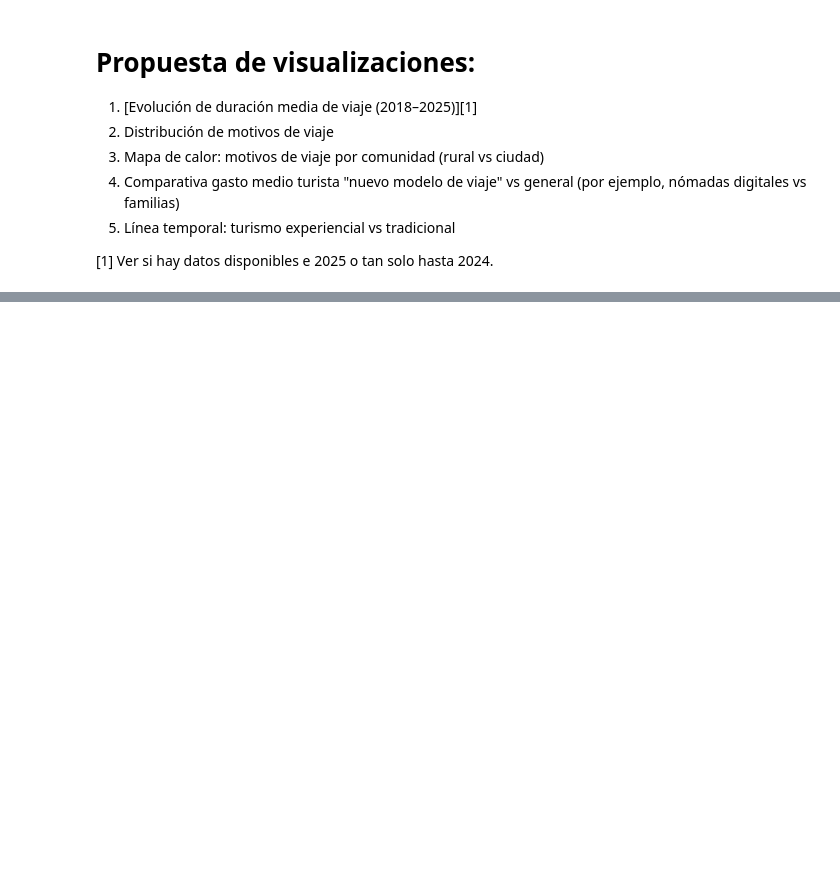
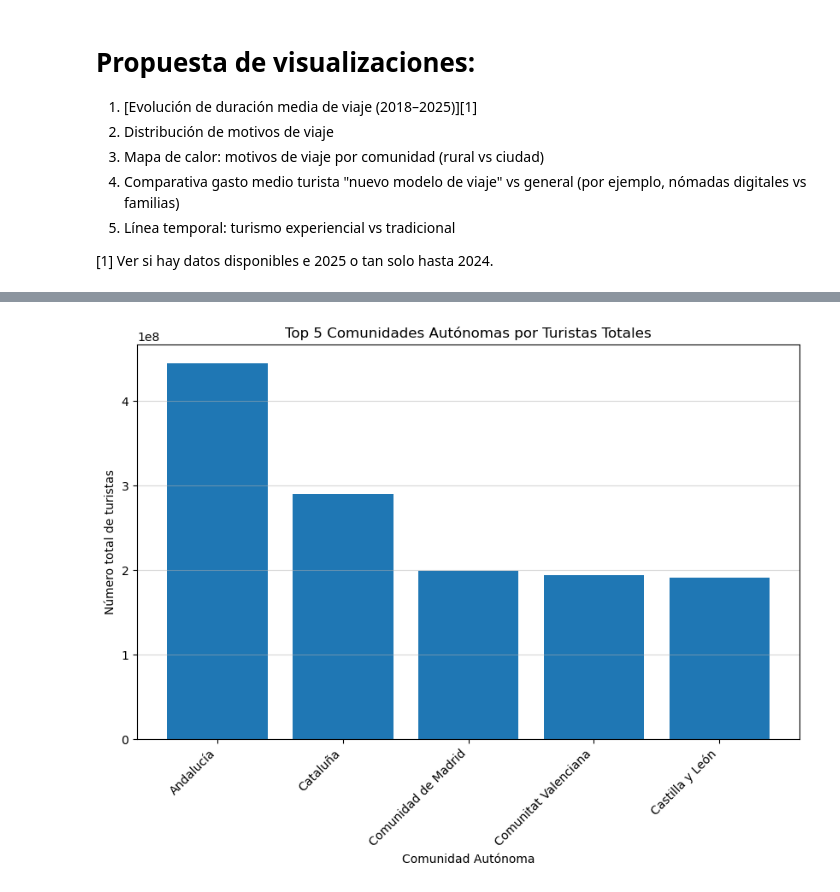
Before and after one commit to lorenabao/ETL_Turismo, a Jupyter notebook: 04_Visualization.ipynb, the cells around one changed output, grey strips where cells are left out. Cells and saved outputs as stored; diff of their text form; code cells hidden in the pictures; blank space fills up the shorter version.

```diff
--- a/04_Visualization.ipynb
+++ b/04_Visualization.ipynb
@@ -10,0 +39,15 @@
+# %%
+# Top 5 comunidades con mas turistas
+
+df_top5 = df_agg.sort_values("TURISTAS_TOTALES", ascending=False).head(5)
+
+plt.figure(figsize=(10,6))
+plt.bar(df_top5["CCAA_DESTINO"], df_top5["TURISTAS_TOTALES"])
+plt.title("Top 5 Comunidades Autónomas por Turistas Totales")
+plt.ylabel("Número total de turistas")
+plt.xlabel("Comunidad Autónoma")
+plt.xticks(rotation=45, ha="right")
+plt.grid(axis='y', alpha=0.5)
+plt.show()
+# %% [output]
+[figure, added]
```
Also changed, not shown: parts of 4 cells of this notebook, 5 other files.
